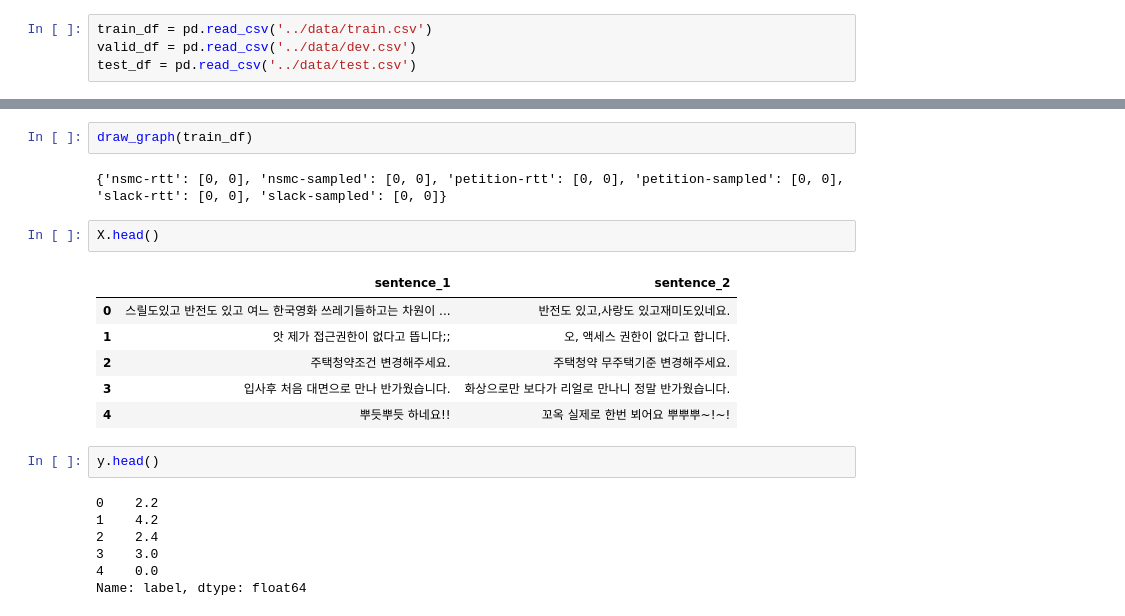
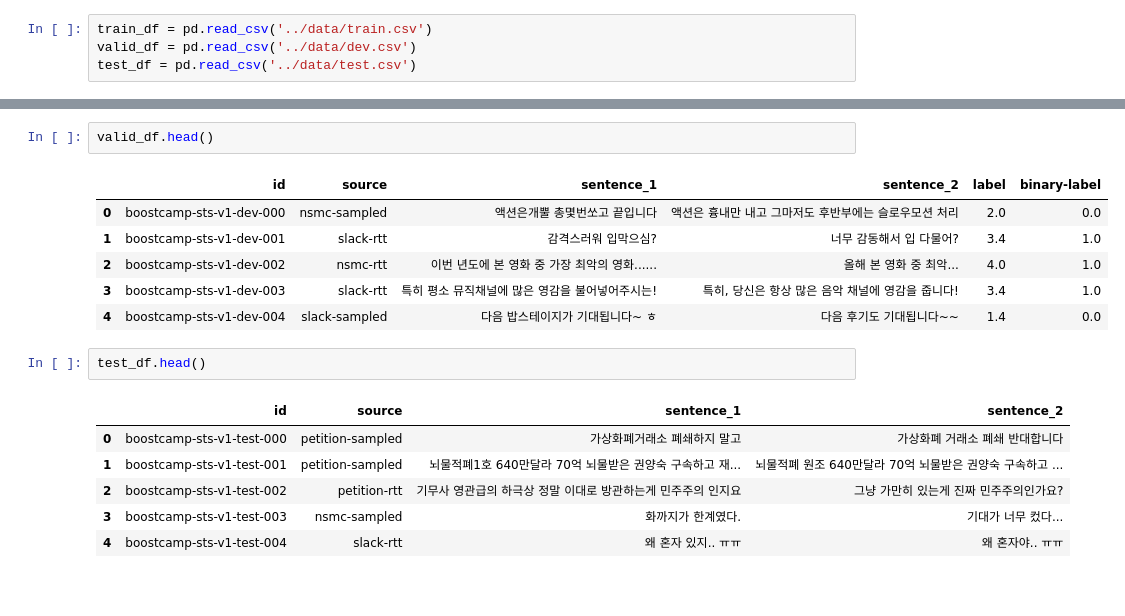
Before and after one commit to boostcampaitech6/level1-semantictextsimilarity-nlp-12, a Jupyter notebook: EDA.ipynb, the cells around one changed output, grey strips where cells are left out. Saved outputs shown, nothing was run; the diff lists cells and outputs as text; blank space fills up the shorter version.

```diff
--- a/EDA.ipynb
+++ b/EDA.ipynb
@@ -167,22 +22,18 @@ executing.executing.NotOneValueFound: Expected one value, found 0
-# %%
-draw_graph(train_df)
-# %% [output]
-{'nsmc-rtt': [0, 0], 'nsmc-sampled': [0, 0], 'petition-rtt': [0, 0], 'petition-sampled': [0, 0], 'slack-rtt': [0, 0], 'slack-sampled': [0, 0]}
 # %%
-X.head()
+valid_df.head()
 # %% [output]
-|  | sentence_1 | sentence_2 |
-| 0 | 스릴도있고 반전도 있고 여느 한국영화 쓰레기들하고는 차원이 ... | 반전도 있고,사랑도 있고재미도있네요. |
-| 1 | 앗 제가 접근권한이 없다고 뜹니다;; | 오, 액세스 권한이 없다고 합니다. |
-| 2 | 주택청약조건 변경해주세요. | 주택청약 무주택기준 변경해주세요. |
-| 3 | 입사후 처음 대면으로 만나 반가웠습니다. | 화상으로만 보다가 리얼로 만나니 정말 반가웠습니다. |
-| 4 | 뿌듯뿌듯 하네요!! | 꼬옥 실제로 한번 뵈어요 뿌뿌뿌~!~! |
+|  | id | source | sentence_1 | sentence_2 | label | binary-label |
+| 0 | boostcamp-sts-v1-dev-000 | nsmc-sampled | 액션은개뿔 총몇번쏘고 끝입니다 | 액션은 흉내만 내고 그마저도 후반부에는 슬로우모션 처리 | 2.0 | 0.0 |
+| 1 | boostcamp-sts-v1-dev-001 | slack-rtt | 감격스러워 입막으심? | 너무 감동해서 입 다물어? | 3.4 | 1.0 |
+| 2 | boostcamp-sts-v1-dev-002 | nsmc-rtt | 이번 년도에 본 영화 중 가장 최악의 영화...... | 올해 본 영화 중 최악... | 4.0 | 1.0 |
+| 3 | boostcamp-sts-v1-dev-003 | slack-rtt | 특히 평소 뮤직채널에 많은 영감을 불어넣어주시는! | 특히, 당신은 항상 많은 음악 채널에 영감을 줍니다! | 3.4 | 1.0 |
+| 4 | boostcamp-sts-v1-dev-004 | slack-sampled | 다음 밥스테이지가 기대됩니다~ ㅎ | 다음 후기도 기대됩니다~~ | 1.4 | 0.0 |
 # %%
-y.head()
+test_df.head()
 # %% [output]
-0    2.2
-1    4.2
-2    2.4
-3    3.0
-4    0.0
-Name: label, dtype: float64
+|  | id | source | sentence_1 | sentence_2 |
+| 0 | boostcamp-sts-v1-test-000 | petition-sampled | 가상화폐거래소 폐쇄하지 말고 | 가상화폐 거래소 폐쇄 반대합니다 |
+| 1 | boostcamp-sts-v1-test-001 | petition-sampled | 뇌물적폐1호 640만달라 70억 뇌물받은 권양숙 구속하고 재... | 뇌물적폐 원조 640만달라 70억 뇌물받은 권양숙 구속하고 ... |
+| 2 | boostcamp-sts-v1-test-002 | petition-rtt | 기무사 영관급의 하극상 정말 이대로 방관하는게 민주주의 인지요 | 그냥 가만히 있는게 진짜 민주주의인가요? |
+| 3 | boostcamp-sts-v1-test-003 | nsmc-sampled | 화까지가 한계였다. | 기대가 너무 컸다... |
+| 4 | boostcamp-sts-v1-test-004 | slack-rtt | 왜 혼자 있지.. ㅠㅠ | 왜 혼자야.. ㅠㅠ |
```
Also changed, not shown: parts of 19 cells of this notebook.
